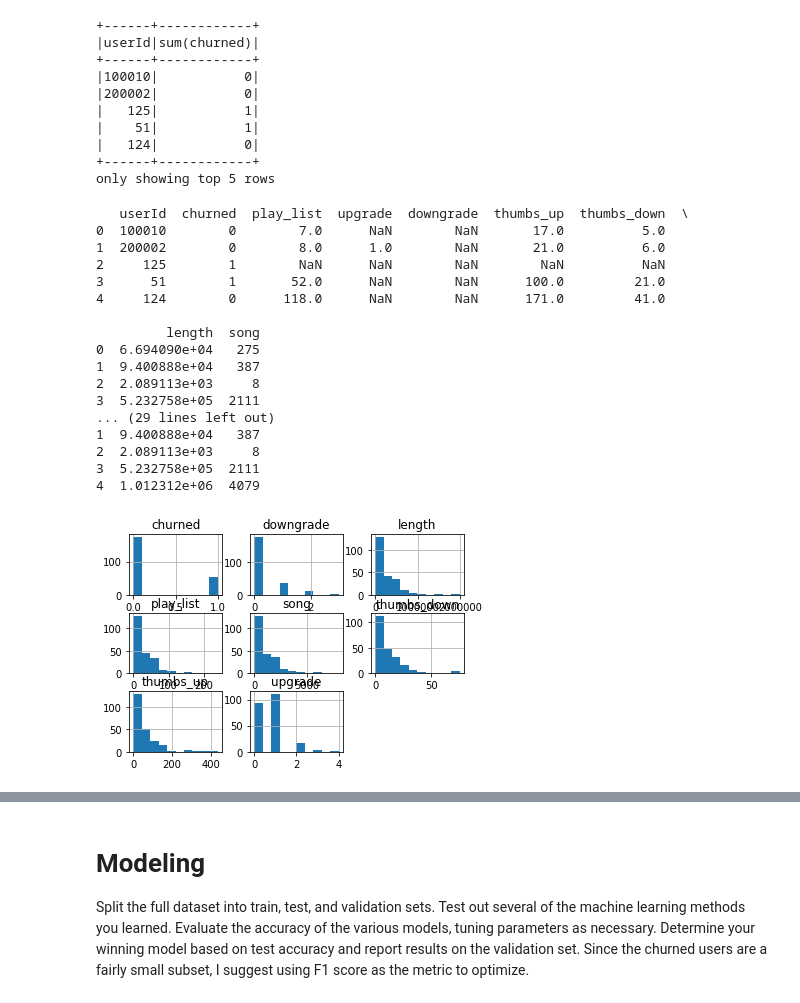
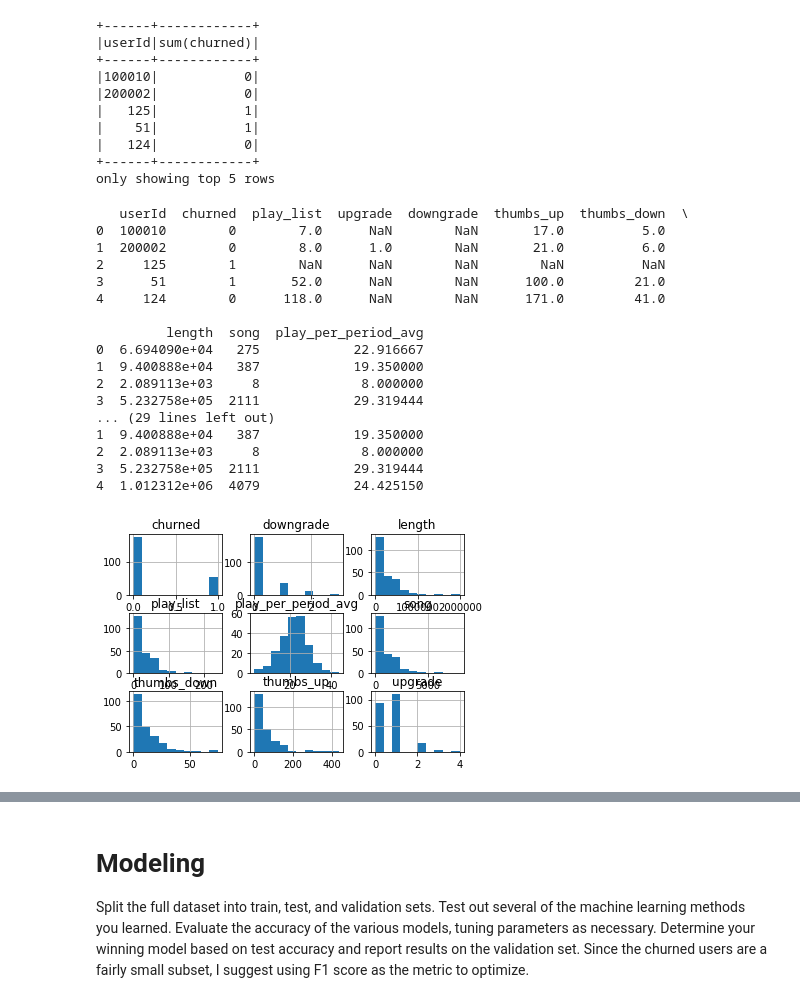
Before and after one commit to chaomacau/Sparkify, a Jupyter notebook: Sparkify.ipynb, the cells around one changed output, grey strips where cells are left out. Cells and saved outputs as stored; diff of their text form; code cells hidden in the pictures.

```diff
--- a/Sparkify.ipynb
+++ b/Sparkify.ipynb
@@ -339,19 +353,26 @@ print(artist_count)
 function = udf(lambda ishome : int(ishome == 'Home'), IntegerType())
 
 user_window = Window \
-    .partitionBy('userID') \
+    .partitionBy('userId') \
     .orderBy(desc('ts')) \
     .rangeBetween(Window.unboundedPreceding, 0)
 
 cusum = data.filter((data.page == 'NextSong') | (data.page == 'Home')) \
-    .select('userID', 'page', 'ts') \
+    .select('userId', 'page', 'ts') \
     .withColumn('homevisit', function(col('page'))) \
     .withColumn('period', Fsum('homevisit').over(user_window))
 
-cusum.show(80)
+#cusum.show(80)
 
 cusum.filter((cusum.page == 'NextSong')) \
-    .groupBy('userID', 'period') \
+    .groupBy('userId', 'period') \
     .agg({'period':'count'}) \
     .agg({'count(period)':'avg'}).show(80)
+
+play_count_period=cusum.filter((cusum.page == 'NextSong')) \
+    .groupBy('userId', 'period') \
+    .agg({'period':'count'}) \
+    .groupBy('userId').agg({'count(period)':'avg'})
+
+print(play_count_period.show(20))
 # %% [output]
@@ -547,36 +568,38 @@ thumbs_up_pd=thumbs_up.toPandas()
 thumbs_down_pd=thumbs_down.toPandas()
 length_pd=length.toPandas()
 song_pd=song.toPandas()
+play_count_period=play_count_period.toPandas()
 # %%
 features_df=pd.merge(userinfo_pd, play_list_pd, how='outer', on='userId')
 features_df=pd.merge(features_df, upgrade_pd, how='outer', on='userId')
 features_df=pd.merge(features_df, downgrade_pd, how='outer', on='userId')
 features_df=pd.merge(features_df, thumbs_up_pd, how='outer', on='userId')
 features_df=pd.merge(features_df, thumbs_down_pd, how='outer', on='userId')
 features_df=pd.merge(features_df, length_pd, how='outer', on='userId')
 features_df=pd.merge(features_df, song_pd, how='outer', on='userId')
-features_df.columns = ['userId', 'churned','play_list','upgrade', 'downgrade', 'thumbs_up', 'thumbs_down', 'length', 'song']
+features_df=pd.merge(features_df, play_count_period, how='outer', on='userId')
+features_df.columns = ['userId', 'churned','play_list','upgrade', 'downgrade', 'thumbs_up', 'thumbs_down', 'length', 'song', 'play_per_period_avg']
 print(features_df.head())
 features_df=features_df.fillna(0)
 print(features_df.describe())
 print(features_df.head())
 hist = features_df.hist()
 # %% [output]
    userId  churned  play_list  upgrade  downgrade  thumbs_up  thumbs_down  \
 0  100010        0        7.0      NaN        NaN       17.0          5.0
 1  200002        0        8.0      1.0        NaN       21.0          6.0
 2     125        1        NaN      NaN        NaN        NaN          NaN
 3      51        1       52.0      NaN        NaN      100.0         21.0
 4     124        0      118.0      NaN        NaN      171.0         41.0
 
-         length  song
-0  6.694090e+04   275
-1  9.400888e+04   387
-2  2.089113e+03     8
-3  5.232758e+05  2111
+         length  song  play_per_period_avg
+0  6.694090e+04   275            22.916667
+1  9.400888e+04   387            19.350000
+2  2.089113e+03     8             8.000000
+3  5.232758e+05  2111            29.319444
 ... (29 lines left out)
-1  9.400888e+04   387
-2  2.089113e+03     8
-3  5.232758e+05  2111
-4  1.012312e+06  4079
+1  9.400888e+04   387            19.350000
+2  2.089113e+03     8             8.000000
+3  5.232758e+05  2111            29.319444
+4  1.012312e+06  4079            24.425150
-[figure, old version]
+[figure, new version]
```
Also changed, not shown: parts of 27 cells of this notebook.
